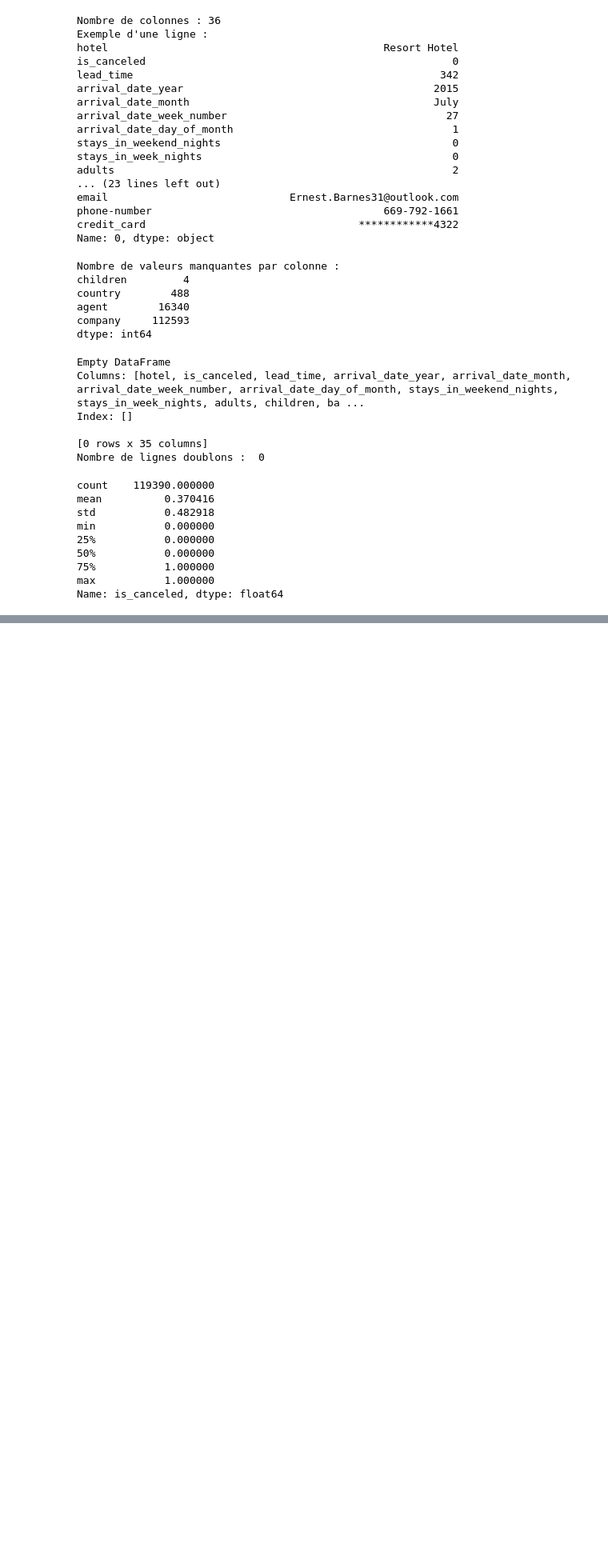
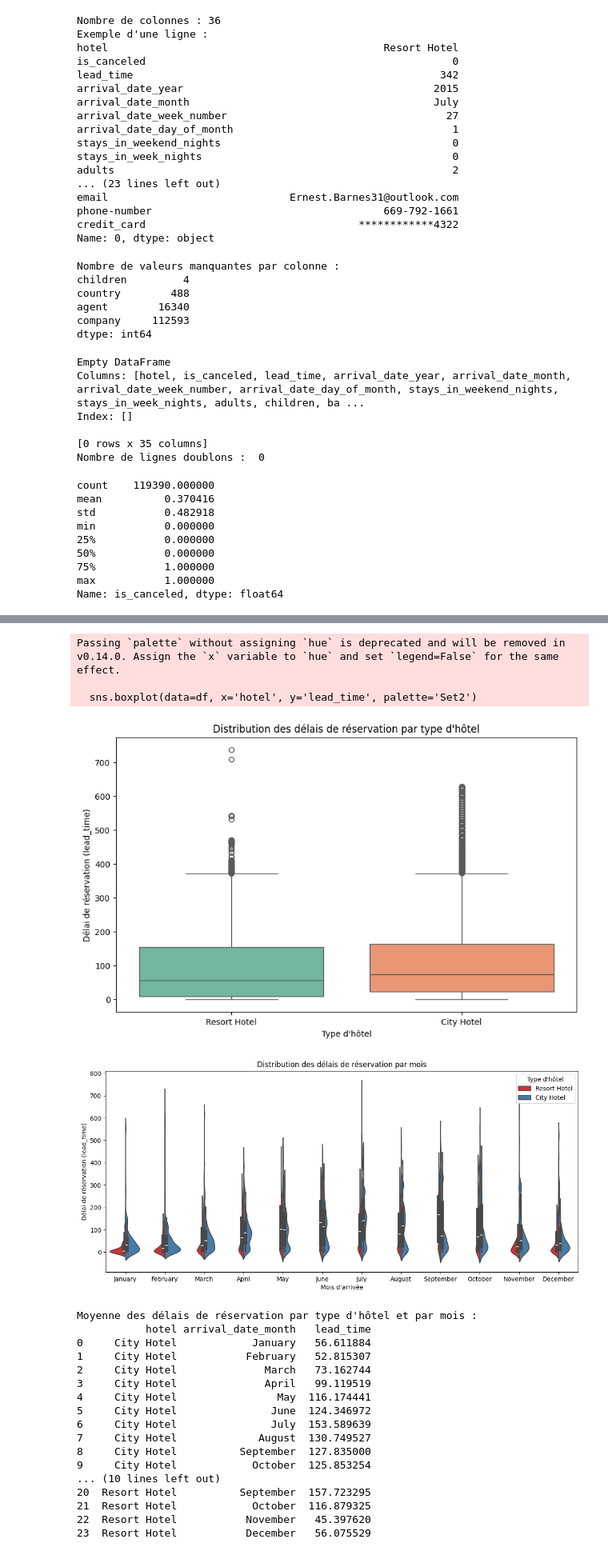
Before and after one commit to chiraz-Ag/hotel_booking, a Jupyter notebook: hotel_analys.ipynb, the cells around one changed output, grey strips where cells are left out. Shown at 80% size. Saved outputs shown, nothing was run; the diff lists cells and outputs as text; code cells hidden in the pictures; blank space fills up the shorter version.

```diff
--- a/hotel_analys.ipynb
+++ b/hotel_analys.ipynb
@@ -119,0 +248,2 @@ Index(['hotel', 'is_canceled', 'lead_time', 'arrival_date_year',
+# %%
+df.drop('days_in_waiting_list', axis=1, inplace=True)
@@ -119,0 +282,65 @@ Index(['hotel', 'is_canceled', 'lead_time', 'arrival_date_year',
+# %%
+'''
+import pandas as pd
+import seaborn as sns
+import matplotlib.pyplot as plt
+'''
+
+# Créer une colonne 'arrival_date_month' catégorisée et ordonnée
+df['arrival_date_month'] = pd.Categorical(
+    df['arrival_date_month'],
+    categories=[
+        "January", "February", "March", "April", "May", "June",
+        "July", "August", "September", "October", "November", "December"
+    ],
+    ordered=True
+)
+
+# Distribution des délais de réservation par type d'hôtel (boxplot)
+plt.figure(figsize=(10, 6))
+sns.boxplot(data=df, x='hotel', y='lead_time', palette='Set2')
+plt.title("Distribution des délais de réservation par type d'hôtel")
+plt.xlabel("Type d'hôtel")
+plt.ylabel("Délai de réservation (lead_time)")
+plt.show()
+
+# Distribution des délais de réservation par mois et par type d'hôtel (violinplot)
+plt.figure(figsize=(14, 6))
+sns.violinplot(data=df, x='arrival_date_month', y='lead_time', hue='hotel', split=True, palette='Set1')
+plt.title("Distribution des délais de réservation par mois")
+plt.xlabel("Mois d'arrivée")
+plt.ylabel("Délai de réservation (lead_time)")
+plt.legend(title="Type d'hôtel")
+plt.show()
+
+# Optionnel : Exporter les résultats analysés
+# Exemple : Moyenne des délais de réservation par type d'hôtel et par mois
+average_lead_time = df.groupby(['hotel', 'arrival_date_month'])['lead_time'].mean().reset_index()
+print("\nMoyenne des délais de réservation par type d'hôtel et par mois :")
+print(average_lead_time)
+
+# Exporter les moyennes dans un fichier CSV
+average_lead_time.to_csv("average_lead_time_analysis.csv", index=False)
+# %% [output]
+Passing `palette` without assigning `hue` is deprecated and will be removed in v0.14.0. Assign the `x` variable to `hue` and set `legend=False` for the same effect.
+
+  sns.boxplot(data=df, x='hotel', y='lead_time', palette='Set2')
+[figure, added]
+[figure, added]
+Moyenne des délais de réservation par type d'hôtel et par mois :
+           hotel arrival_date_month   lead_time
+0     City Hotel            January   56.611884
+1     City Hotel           February   52.815307
+2     City Hotel              March   73.162744
+3     City Hotel              April   99.119519
+4     City Hotel                May  116.174441
+5     City Hotel               June  124.346972
+6     City Hotel               July  153.589639
+7     City Hotel             August  130.749527
+8     City Hotel          September  127.835000
+9     City Hotel            October  125.853254
+... (10 lines left out)
+20  Resort Hotel          September  157.723295
+21  Resort Hotel            October  116.879325
+22  Resort Hotel           November   45.397620
+23  Resort Hotel           December   56.075529
```
Also changed, not shown: parts of 13 cells of this notebook, 8 other files.
